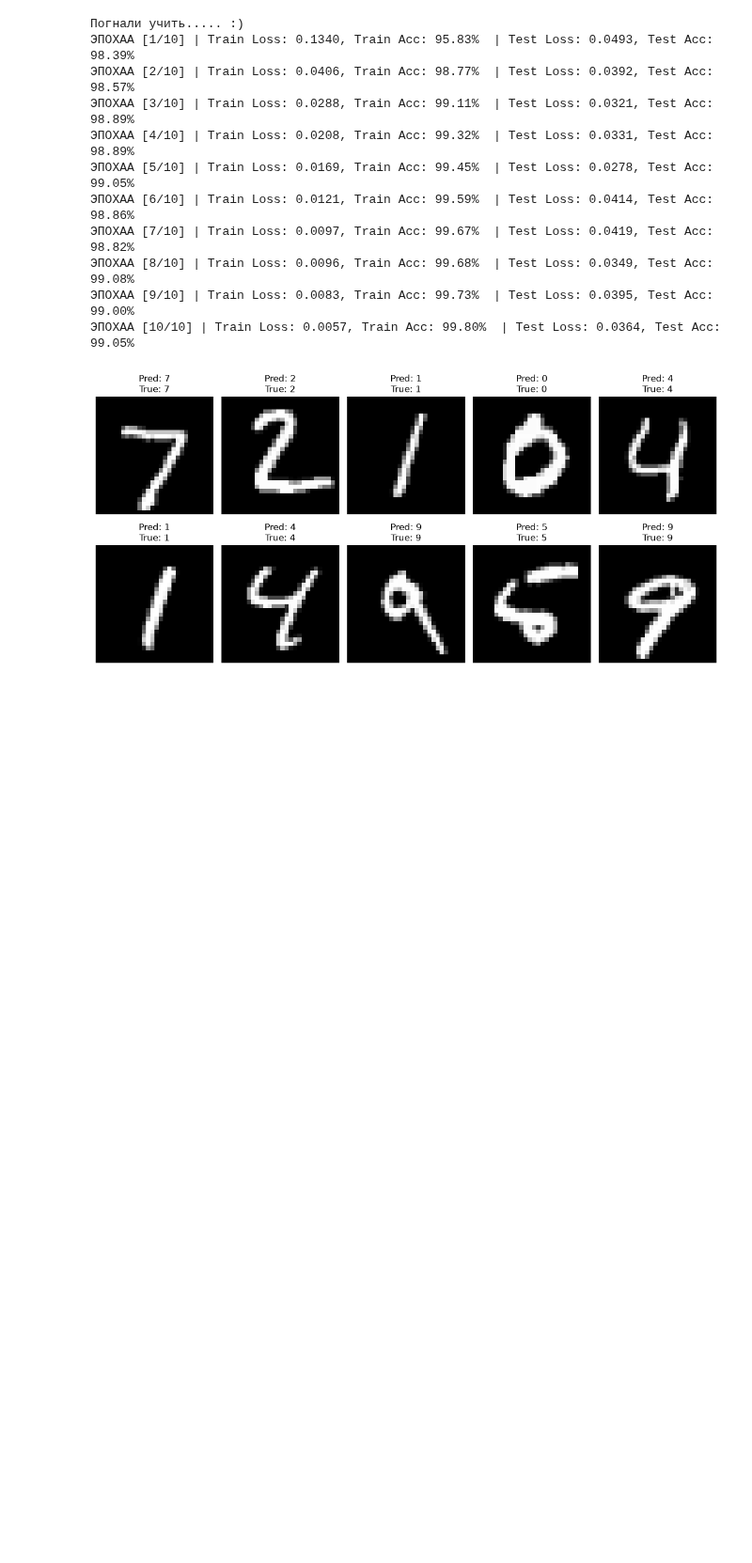
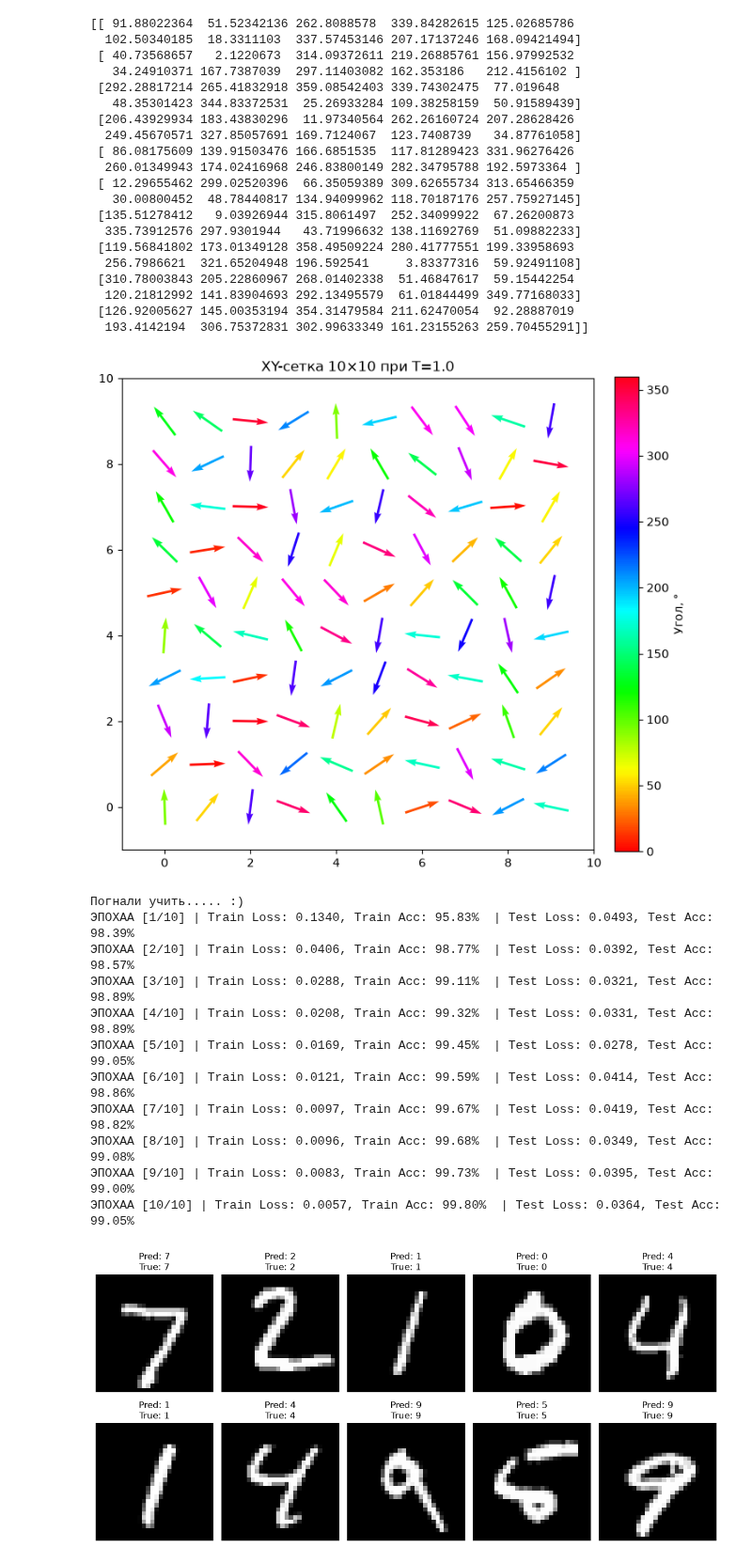
Before and after one commit to Beetz-Zero/Diploma, a Jupyter notebook: Replics/main.ipynb, the cells around one changed output. Shown at 94% size. Cells and saved outputs as stored; diff of their text form; code cells hidden in the pictures; blank space fills up the shorter version.

```diff
--- a/Replics/main.ipynb
+++ b/Replics/main.ipynb
@@ -142,39 +142,75 @@ class XY:
         t = self.theta
         return np.hypot(np.cos(t).mean(), np.sin(t).mean())
 
+    def heat_capacity(self, n_samples=1000):
+        """Вычисляет теплоемкость модели XY на сетке self.grid."""
+        energies = []
+        for _ in range(n_samples):
+            self.swendsen_wang_step()
+            energies.append(self.hamiltonian())
+        energies = np.array(energies)
+        mean_energy = np.mean(energies)
+        mean_energy_sq = np.mean(energies**2)
+        heat_capacity = ((mean_energy_sq - mean_energy**2) / (self.T**2)) * (self.N**self.N)
+        return heat_capacity
+
     def plot(self, ax=None, cmap="hsv"):
         """Рисует стрелку в каждом узле сетки по углу из self.grid."""
         if ax is None:
             _, ax = plt.subplots(figsize=(8, 8))
 
         theta = np.deg2rad(self.grid)          # градусы -> радианы
         U, V = np.cos(theta), np.sin(theta)    # единичные векторы
 
         # grid[i, j]: i — строка (ось y), j — столбец (ось x)
         X, Y = np.meshgrid(np.arange(self.N), np.arange(self.N))
 
         q = ax.quiver(
             X, Y, U, V,
             self.grid,                 # цвет по углу
             cmap=cmap,
             clim=(0, 360),
             angles="xy",
             pivot="mid",
             scale_units="xy",
             scale=1.2,                 # больше -> короче стрелки
             width=0.005,
         )
         cbar = plt.colorbar(q, ax=ax, fraction=0.046, pad=0.04)
         cbar.set_label("Угол, °")
 
         ax.set_aspect("equal")
         ax.set_xlim(-1, self.N)
         ax.set_ylim(-1, self.N)
         ax.set_title(f"XY-сетка {self.N}×{self.N} при T={self.T}")
         return ax
 
 model = XY(N=10, T=1.0)
-model.load_config(filename="xy_config_10x10-1.0.npz")
+model.load_config(filename="xy_config_10x10-1.0.npz", type="npz")
+model.plot()
+print(model.grid)
+# %% [output]
+[[ 91.88022364  51.52342136 262.8088578  339.84282615 125.02685786
+  102.50340185  18.3311103  337.57453146 207.17137246 168.09421494]
+ [ 40.73568657   2.1220673  314.09372611 219.26885761 156.97992532
+   34.24910371 167.7387039  297.11403082 162.353186   212.4156102 ]
+ [292.28817214 265.41832918 359.08542403 339.74302475  77.019648
+   48.35301423 344.83372531  25.26933284 109.38258159  50.91589439]
+ [206.43929934 183.43830296  11.97340564 262.26160724 207.28628426
+  249.45670571 327.85057691 169.7124067  123.7408739   34.87761058]
+ [ 86.08175609 139.91503476 166.6851535  117.81289423 331.96276426
+  260.01349943 174.02416968 246.83800149 282.34795788 192.5973364 ]
+ [ 12.29655462 299.02520396  66.35059389 309.62655734 313.65466359
+   30.00800452  48.78440817 134.94099962 118.70187176 257.75927145]
+ [135.51278412   9.03926944 315.8061497  252.34099922  67.26200873
+  335.73912576 297.9301944   43.71996632 138.11692769  51.09882233]
+ [119.56841802 173.01349128 358.49509224 280.41777551 199.33958693
+  256.7986621  321.65204948 196.592541     3.83377316  59.92491108]
+ [310.78003843 205.22860967 268.01402338  51.46847617  59.15442254
+  120.21812992 141.83904693 292.13495579  61.01844499 349.77168033]
+ [126.92005627 145.00353194 354.31479584 211.62470054  92.28887019
+  193.4142194  306.75372831 302.99633349 161.23155263 259.70455291]]
+[figure, added]
 # %%
 BATCH_SIZE = 64
 EPOCHS = 10
```
